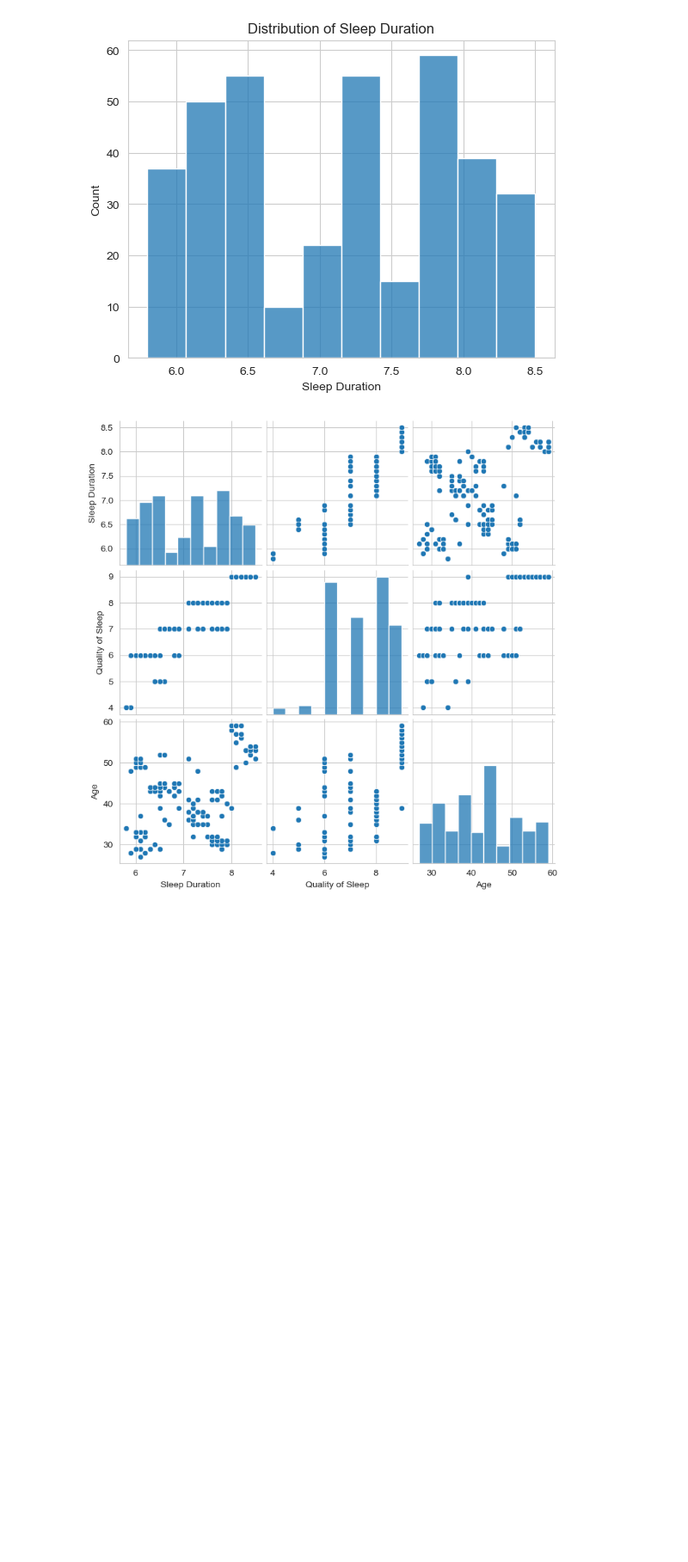
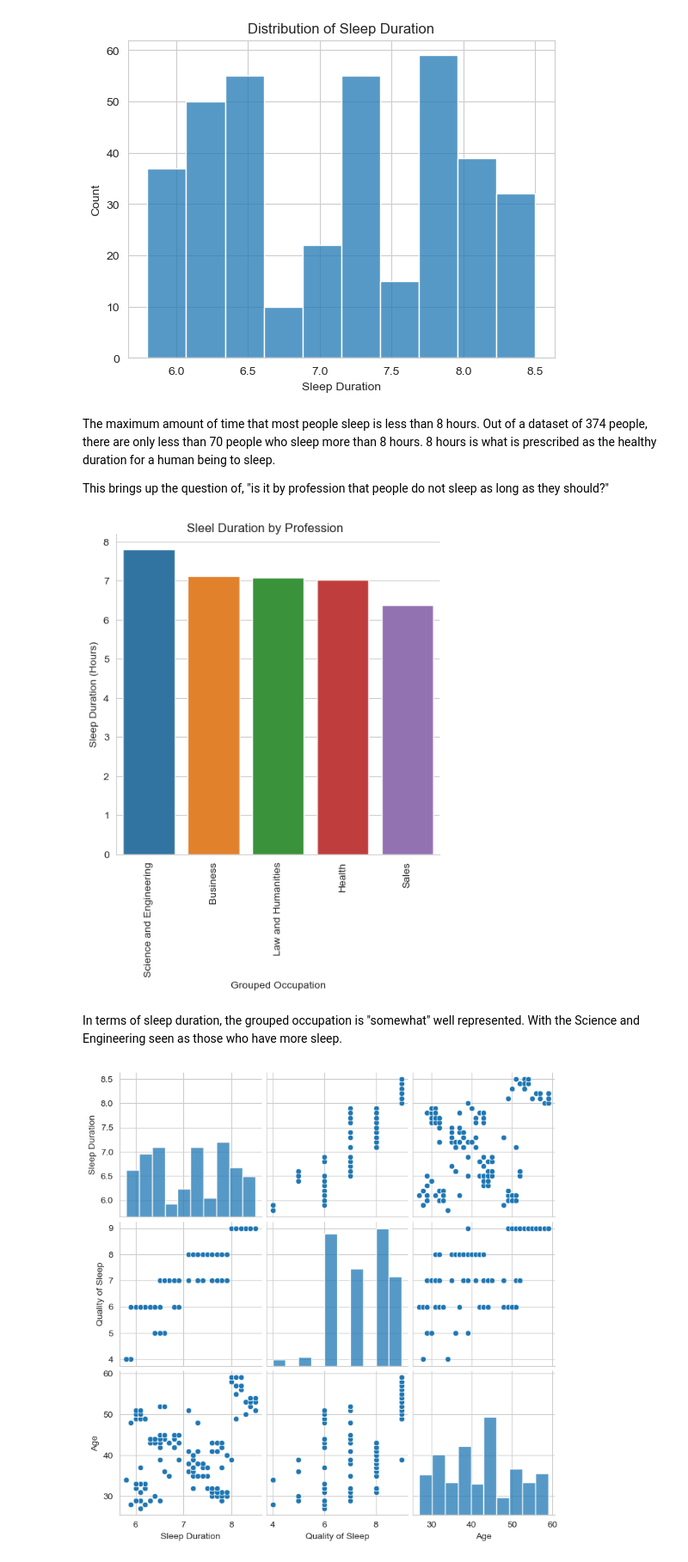
Before and after one commit to coolname101/sleep_health_and_lifestyle, a Jupyter notebook: notebooks/sleep_health.ipynb, the cells around one changed output. Shown at 86% size. Cells and saved outputs as stored; diff of their text form; code cells hidden in the pictures; blank space fills up the shorter version.

```diff
--- a/notebooks/sleep_health.ipynb
+++ b/notebooks/sleep_health.ipynb
@@ -242,3 +243,7 @@ plt.title('Distribution of Sleep Duration')
 plt.show()
 # %% [output]
 [figure]
+# %% [markdown]
+The maximum amount of time that most people sleep is less than 8 hours. Out of a dataset of 374 people, there are only less than 70 people who sleep more than 8 hours. 8 hours is what is prescribed as the healthy duration for a human being to sleep.
+
+This brings up the question of, "is it by profession that people do not sleep as long as they should?"
@@ -245,3 +266,18 @@ plt.show()
+# %%
+g = sns.catplot(x='Grouped Occupation',
+            y='Sleep Duration',
+            data=sleep_df,
+            kind='bar',
+            ci=None,
+            order=['Science and Engineering', 'Business', 'Law and Humanities', 'Health', 'Sales'])
+g.fig.suptitle('Sleel Duration by Profession', y=1.0)
+g.set(ylabel='Sleep Duration (Hours)')
+plt.xticks(rotation=90)
+plt.show()
+# %% [output]
+[figure, added]
+# %% [markdown]
+In terms of sleep duration, the grouped occupation is "somewhat" well represented. With the Science and Engineering seen as those who have more sleep.
 # %%
 sns.pairplot(sleep_df[['Sleep Duration', 'Quality of Sleep', 'Age']])
 plt.show()
```
Also changed, not shown: parts of 13 cells of this notebook.
